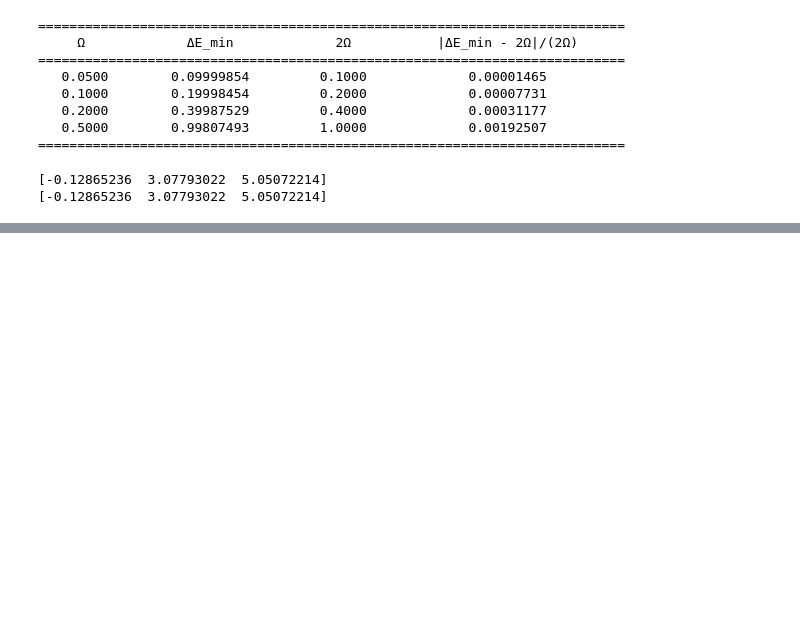
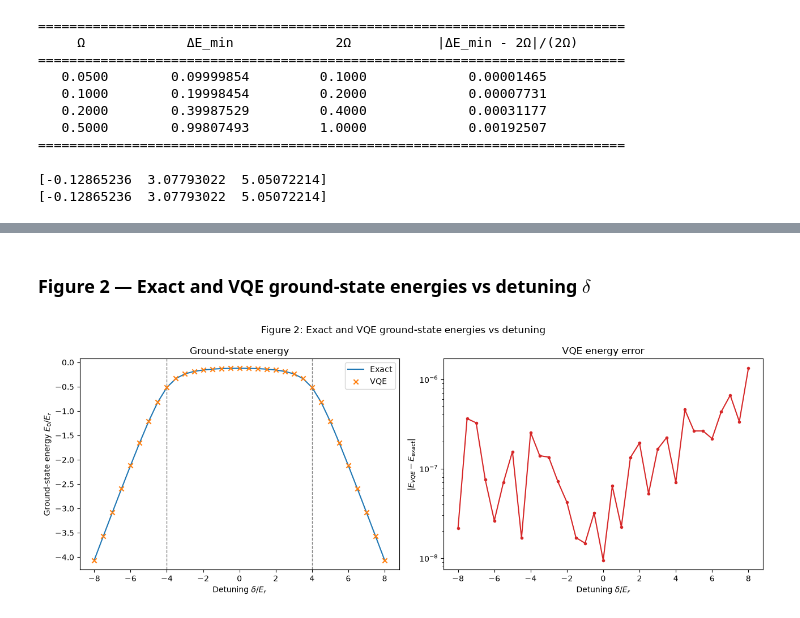
Before and after one commit to Doshi143/bragg-vqe, a Jupyter notebook: Detuned_Bragg_Lattice_VQE.ipynb, the cells around one changed output, grey strips where cells are left out. Cells and saved outputs as stored; diff of their text form; code cells hidden in the pictures; blank space fills up the shorter version.

```diff
--- a/Detuned_Bragg_Lattice_VQE.ipynb
+++ b/Detuned_Bragg_Lattice_VQE.ipynb
@@ -280,0 +430,7 @@ print(fidelity)
+# %%
+import os
+import time
+
+os.makedirs("figures", exist_ok=True)
+sweep_df = pd.read_csv("results/vqe_detuning_sweep.csv")
+sweep_df.head()
@@ -280,0 +462,25 @@ print(fidelity)
+# %% [markdown]
+### Figure 2 — Exact and VQE ground-state energies vs detuning $\delta$
+# %%
+fig, (ax_energy, ax_error) = plt.subplots(1, 2, figsize=(13, 5))
+
+ax_energy.plot(sweep_df["delta"], sweep_df["exact_energy"], label="Exact", color="tab:blue")
+ax_energy.scatter(sweep_df["delta"], sweep_df["vqe_energy"], label="VQE", color="tab:orange", marker="x", zorder=3)
+ax_energy.axvline(-4, color="grey", linestyle="--", linewidth=1)
+ax_energy.axvline(4, color="grey", linestyle="--", linewidth=1)
+ax_energy.set_xlabel(r"Detuning $\delta / E_r$")
+ax_energy.set_ylabel(r"Ground-state energy $E_0 / E_r$")
+ax_energy.set_title("Ground-state energy")
+ax_energy.legend()
+
+ax_error.semilogy(sweep_df["delta"], sweep_df["energy_error"], color="tab:red", marker="o", markersize=3)
+ax_error.set_xlabel(r"Detuning $\delta / E_r$")
+ax_error.set_ylabel(r"$|E_{VQE} - E_{exact}|$")
+ax_error.set_title("VQE energy error")
+
+fig.suptitle("Figure 2: Exact and VQE ground-state energies vs detuning")
+fig.tight_layout()
+fig.savefig("figures/fig2_exact_vqe_energy.png", dpi=150)
+plt.show()
+# %% [output]
+[figure, added]
```
Also changed, not shown: parts of 24 cells of this notebook, 6 other files.
